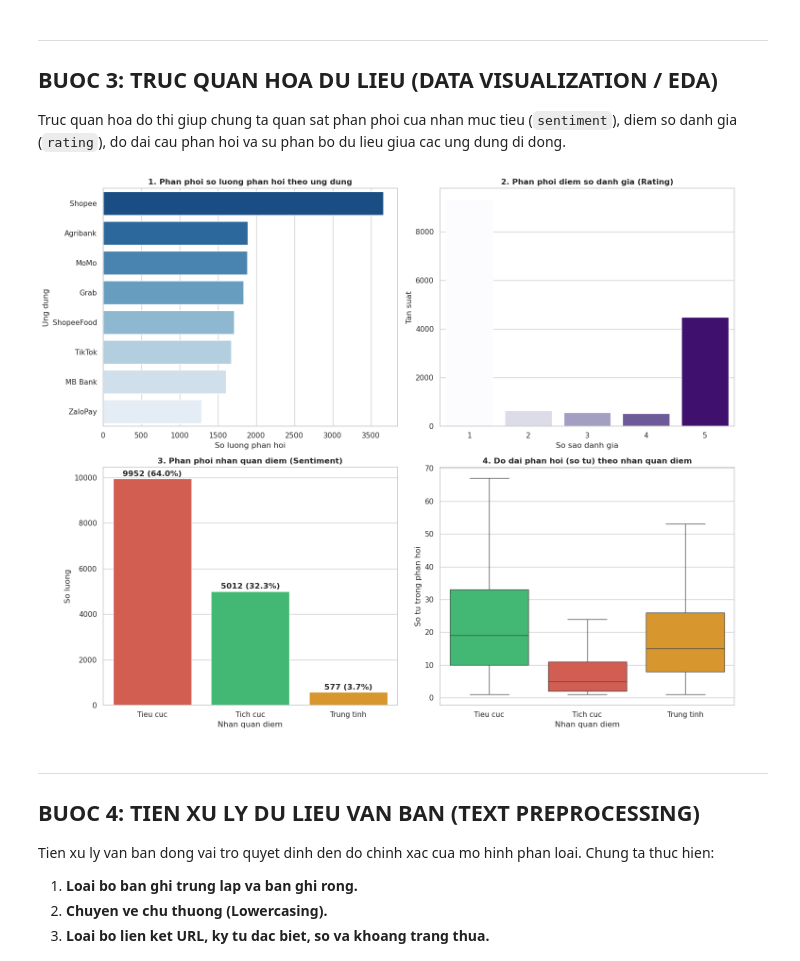
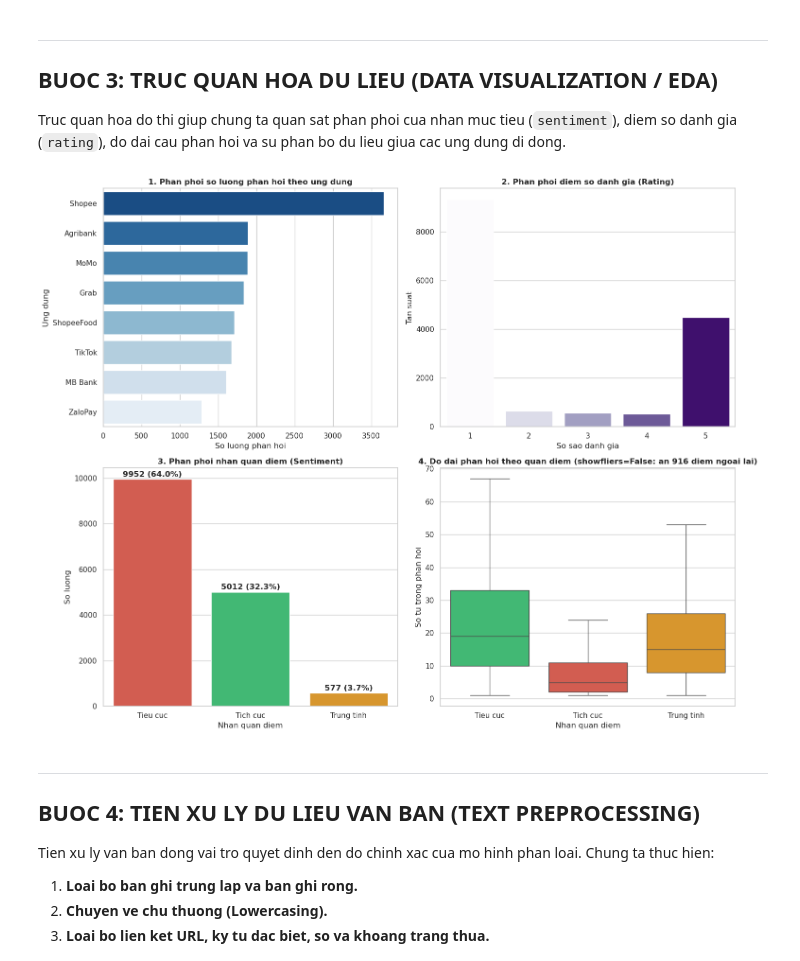
Before and after one commit to sonle-dev/NLP-Mobile-App-Sentiment-Analysis, a Jupyter notebook: bai_kiem_tra_ky_nang_1.ipynb, the cells around one changed output. Drawn from its saved outputs; the diff is of its cells as text; code cells hidden in the pictures.

Commit message:
feat(eda): bo sung phan tich gia tri ngoai lai IQR rating va cap nhat notebook

```diff
--- a/bai_kiem_tra_ky_nang_1.ipynb
+++ b/bai_kiem_tra_ky_nang_1.ipynb
@@ -94,6 +94,34 @@ print(df.isnull().sum())
 # 4. Kiem tra so luong ban ghi trung lap noi dung
 num_duplicates = df['content'].duplicated().sum()
 print(f"\nSo luong ban ghi trung lap noi dung: {num_duplicates} ({num_duplicates / len(df) * 100:.2f}%)")
+
+# 5. Kiem tra va phan tich gia tri ngoai lai (Outlier Detection)
+print("\n=== KIEM TRA VA PHAN TICH GIA TRI NGOAI LAI (OUTLIERS) ===")
+
+# a. Phat hien ngoai lai ve do dai cau theo phuong phap IQR
+df['word_count'] = df['content'].apply(lambda x: len(str(x).split()))
+q1 = float(df['word_count'].quantile(0.25))
+q3 = float(df['word_count'].quantile(0.75))
+iqr = q3 - q1
+upper_bound = q3 + 1.5 * iqr
+outliers_length = df[df['word_count'] > upper_bound]
+
+print(f"a. Do dai cau (IQR): Q1 = {q1:.1f}, Q3 = {q3:.1f}, IQR = {iqr:.1f} -> Nguong tren (Upper Bound): {upper_bound:.1f} tu")
+print(f"   - So luong cau dai ngoai lai (> {upper_bound:.1f} tu): {len(outliers_length)} mau ({len(outliers_length) / len(df) * 100:.2f}%)")
+print(f"   - Do dai cau dai nhat (Max words): {df['word_count'].max()} tu")
+print(f"   -> Chien luoc xu ly: Khong xoa bo vi chua thong tin loi quan trong; duoc can bang bang chuan hoa L2 Norm trong TF-IDF.")
+
+# b. Phat hien rating ngoai doan quy uoc [1, 5]
+outliers_rating = df[~df['rating'].isin([1, 2, 3, 4, 5])]
+print(f"b. So luong rating bat thuong ngoai doan [1, 5]: len(outliers_rating) = {len(outliers_rating)} mau (Du lieu chuan)")
+
+# c. Phat hien mau nghich nhan / di biet ngu nghia
+suspicious_1star = df[(df['rating'] == 1) & (df['content'].str.contains('tuyet voi|rat tot|muot ma|cuc tot|tuyệt vời|rất tốt|mượt', case=False, na=False))]
+suspicious_5star = df[(df['rating'] == 5) & (df['content'].str.contains('qua te|lua dao|nhu rac|buc minh|loi|quá tệ|lừa đảo|bực mình|lỗi', case=False, na=False))]
+
+print(f"c. Phat hien mau nghich nhan / di biet ngu nghia:")
+print(f"   - Danh gia 1 sao nhung chua tu khen (cham biem, mia mai): {len(suspicious_1star)} mau")
+print(f"   - Danh gia 5 sao nhung keu loi / phan nan (tam ly cham 5 sao de len top): {len(suspicious_5star)} mau")
 # %% [output]
 Kich thuoc tap du lieu (So dong, So cot): (15541, 8)
 
@@ -160,35 +193,35 @@ axes[0, 1].set_ylabel('Tan suat')
 
 # 3. Phan phoi nhan quan diem (Sentiment)
 sentiment_order = ['Tieu cuc', 'Tich cuc', 'Trung tinh']
 sentiment_counts = df['sentiment'].value_counts().reindex(sentiment_order)
 sns.barplot(
     x=sentiment_counts.index, y=sentiment_counts.values, ax=axes[1, 0],
     hue=sentiment_counts.index, palette=['#e74c3c', '#2ecc71', '#f39c12'], legend=False
 )
 axes[1, 0].set_title('3. Phan phoi nhan quan diem (Sentiment)', fontsize=12, fontweight='bold')
 axes[1, 0].set_xlabel('Nhan quan diem')
 axes[1, 0].set_ylabel('So luong')
 for i, v in enumerate(sentiment_counts.values):
     axes[1, 0].text(i, v + 120, f"{v} ({v / len(df) * 100:.1f}%)", ha='center', fontweight='bold')
 
 # 4. Phan phoi do dai cau phan hoi (so tu) theo nhan quan diem
 df['word_count'] = df['content'].apply(lambda x: len(str(x).split()))
 sns.boxplot(
     data=df, x='sentiment', y='word_count', order=sentiment_order, ax=axes[1, 1],
     hue='sentiment', palette=['#e74c3c', '#2ecc71', '#f39c12'], legend=False, showfliers=False
 )
-axes[1, 1].set_title('4. Do dai phan hoi (so tu) theo nhan quan diem', fontsize=12, fontweight='bold')
+axes[1, 1].set_title('4. Do dai phan hoi theo quan diem (showfliers=False: an 916 diem ngoai lai)', fontsize=12, fontweight='bold')
 axes[1, 1].set_xlabel('Nhan quan diem')
 axes[1, 1].set_ylabel('So tu trong phan hoi')
 
 plt.tight_layout()
 
 # Luu bieu do vao thu muc reports/figures
 os.makedirs('reports/figures', exist_ok=True)
 plt.savefig('reports/figures/eda_overview.png', dpi=300)
 plt.show()
 # %% [output]
-[figure, old version]
+[figure, new version]
 # %% [markdown]
 ---
 ## BUOC 4: TIEN XU LY DU LIEU VAN BAN (TEXT PREPROCESSING)
```
Also changed, not shown: parts of 3 cells of this notebook, 6 other files.
